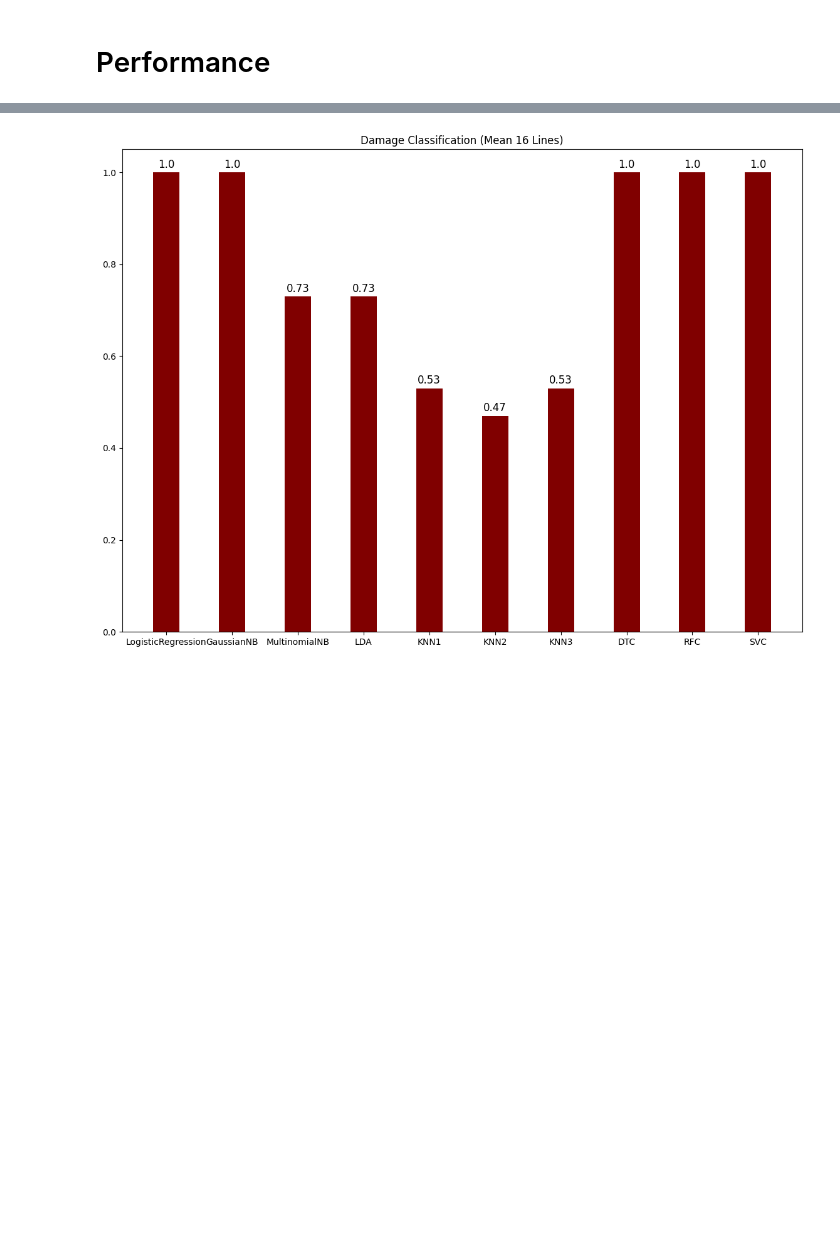
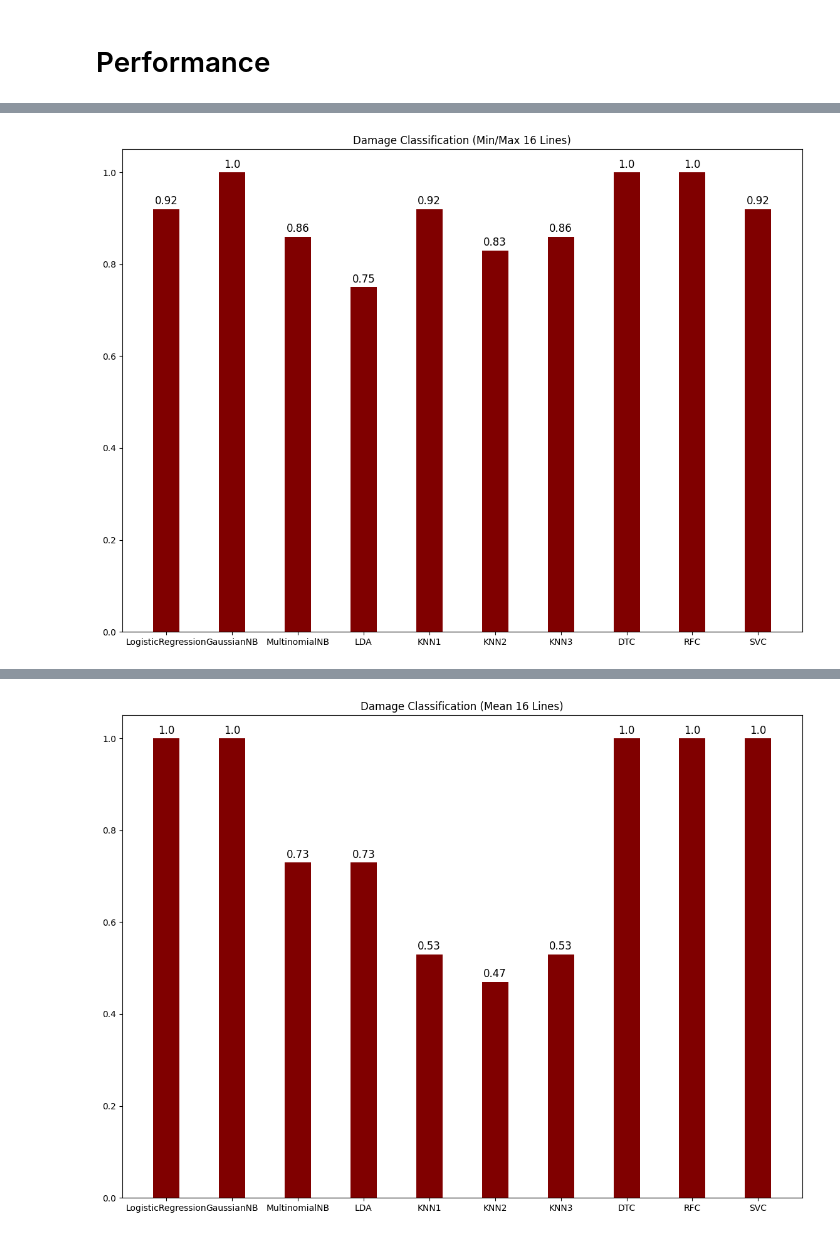
Before and after one commit to MFarooqRajput/wood-log-detection, a Jupyter notebook: Pith2Bark/notebooks/damage_classification_kfold_holdout.ipynb, the cells around one changed output, grey strips where cells are left out. Drawn from its saved outputs; the diff is of its cells as text; code cells hidden in the pictures; blank space fills up the shorter version.

```diff
--- a/Pith2Bark/notebooks/damage_classification_kfold_holdout.ipynb
+++ b/Pith2Bark/notebooks/damage_classification_kfold_holdout.ipynb
@@ -550,6 +586,10 @@ accuracy_holdout = accuracy_score(y_holdout, y_pred_holdout)
 accuracy_sixteen_min_max.append(round(accuracy_holdout, 2))
 print(f"Accuracy on holdout set: {accuracy_holdout}")
 
+balanced_accuracy_holdout = balanced_accuracy_score(y_holdout, y_pred_holdout)
+balanced_accuracy_sixteen_min_max.append(round(balanced_accuracy_holdout, 2))
+print(f"Balanced Accuracy on holdout set: {balanced_accuracy_holdout}")
+
 print("\nClassification Report:\n")
 print(classification_report(y_holdout, y_pred_holdout, digits = 3))
 
@@ -609,6 +650,10 @@ accuracy_holdout = accuracy_score(y_holdout, y_pred_holdout)
 accuracy_sixteen_min_max.append(round(accuracy_holdout, 2))
 print(f"Accuracy on holdout set: {accuracy_holdout}")
 
+balanced_accuracy_holdout = balanced_accuracy_score(y_holdout, y_pred_holdout)
+balanced_accuracy_sixteen_min_max.append(round(balanced_accuracy_holdout, 2))
+print(f"Balanced Accuracy on holdout set: {balanced_accuracy_holdout}")
+
 print("\nClassification Report:\n")
 print(classification_report(y_holdout, y_pred_holdout, digits = 3))
 
@@ -668,6 +714,10 @@ accuracy_holdout = accuracy_score(y_holdout, y_pred_holdout)
 accuracy_sixteen_min_max.append(round(accuracy_holdout, 2))
 print(f"Accuracy on holdout set: {accuracy_holdout}")
 
+balanced_accuracy_holdout = balanced_accuracy_score(y_holdout, y_pred_holdout)
+balanced_accuracy_sixteen_min_max.append(round(balanced_accuracy_holdout, 2))
+print(f"Balanced Accuracy on holdout set: {balanced_accuracy_holdout}")
+
 print("\nClassification Report:\n")
 print(classification_report(y_holdout, y_pred_holdout, digits = 3))
 
@@ -727,6 +778,10 @@ accuracy_holdout = accuracy_score(y_holdout, y_pred_holdout)
 accuracy_sixteen_min_max.append(round(accuracy_holdout, 2))
 print(f"Accuracy on holdout set: {accuracy_holdout}")
 
+balanced_accuracy_holdout = balanced_accuracy_score(y_holdout, y_pred_holdout)
+balanced_accuracy_sixteen_min_max.append(round(balanced_accuracy_holdout, 2))
+print(f"Balanced Accuracy on holdout set: {balanced_accuracy_holdout}")
+
 print("\nClassification Report:\n")
 print(classification_report(y_holdout, y_pred_holdout, digits = 3))
 
@@ -2584,3 +2790,14 @@ plot_accuracy("Damage Classification (Min/Max 16 Lines)", data)
+# %%
+#Balanced
+data = {'LogisticRegression':balanced_accuracy_sixteen_min_max[0], 'GaussianNB':balanced_accuracy_sixteen_min_max[1],
+        'MultinomialNB':balanced_accuracy_sixteen_min_max[2], 'LDA':balanced_accuracy_sixteen_min_max[3],
+        'KNN1':balanced_accuracy_sixteen_min_max[4], 'KNN2':balanced_accuracy_sixteen_min_max[5],
+        'KNN3':balanced_accuracy_sixteen_min_max[6], 'DTC':balanced_accuracy_sixteen_min_max[7],
+        'RFC':balanced_accuracy_sixteen_min_max[8], 'SVC':balanced_accuracy_sixteen_min_max[9]}
+
+plot_accuracy("Damage Classification (Min/Max 16 Lines)", data)
+# %% [output]
+[figure, added]
 # %%
 data = {'LogisticRegression':accuracy_thirtytwo_min_max[0], 'GaussianNB':accuracy_thirtytwo_min_max[1],
         'MultinomialNB':accuracy_thirtytwo_min_max[2], 'LDA':accuracy_thirtytwo_min_max[3],
```
Also changed, not shown: parts of 48 cells of this notebook.
